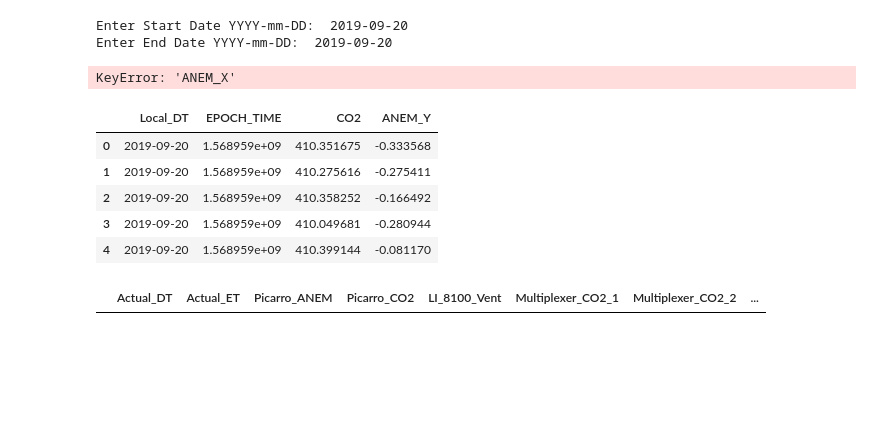
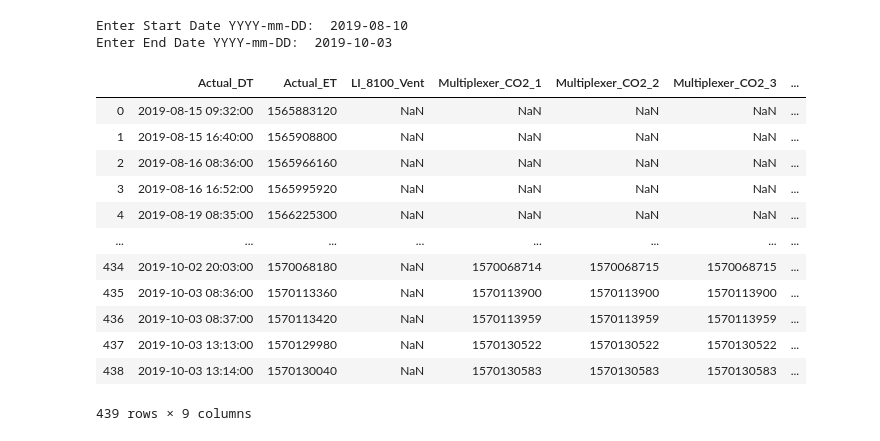
Before and after one commit to agmeyer4/CO2_Eddy, a Jupyter notebook: Spike_Finder.ipynb, the cells around one changed output. Drawn from its saved outputs; the diff is of its cells as text; code cells hidden in the pictures; blank space fills up the shorter version.

```diff
--- a/Spike_Finder.ipynb
+++ b/Spike_Finder.ipynb
@@ -723,32 +737,32 @@ def create_actual_spike(arg1,**kwargs):
     return arg1
 # %%
 date1,date2 = get_date_range()
-LI_vent, Multiplexer, Vent_Anem_Temp, Picarro, \
-= get_sql_data("Aug2019_LI_8100_Vent",\
-               "Aug2019_Multiplexer","Aug2019_Vent_Anem_Temp",\
-               "Aug2019_Picarro",date1,date2)
+# LI_vent, Multiplexer, Vent_Anem_Temp, Picarro, \
+# = get_sql_data("Aug2019_LI_8100_Vent",\
+#                "Aug2019_Multiplexer","Aug2019_Vent_Anem_Temp",\
+#                "Aug2019_Picarro",date1,date2)
+Vent_Anem_Temp = get_vent_anem_temp_data('Aug2019_Vent_Anem_Temp',date1,date2)
 # %% [output]
-Enter Start Date YYYY-mm-DD:  2019-09-20
-Enter End Date YYYY-mm-DD:  2019-09-20
+Enter Start Date YYYY-mm-DD:  2019-08-10
+Enter End Date YYYY-mm-DD:  2019-10-03
-# %%
-Picarro['dir'] = np.arctan2(Picarro['ANEM_X']/Picarro['ANEM_X'])
-# %% [output]
-KeyError: 'ANEM_X'
-# %%
-Picarro.head()
-# %% [output]
-|  | Local_DT | EPOCH_TIME | CO2 | ANEM_Y |
-| 0 | 2019-09-20 | 1.568959e+09 | 410.351675 | -0.333568 |
-| 1 | 2019-09-20 | 1.568959e+09 | 410.275616 | -0.275411 |
-| 2 | 2019-09-20 | 1.568959e+09 | 410.358252 | -0.166492 |
-| 3 | 2019-09-20 | 1.568959e+09 | 410.049681 | -0.280944 |
-| 4 | 2019-09-20 | 1.568959e+09 | 410.399144 | -0.081170 |
 # %%
-actual_spike_df = pd.DataFrame(columns=['Actual_DT','Actual_ET','Picarro_ANEM','Picarro_CO2','LI_8100_Vent','Multiplexer_CO2_1','Multiplexer_CO2_2','Multiplexer_CO2_3'])
-#actual_spike_df = pd.read_pickle('All_actualET.pkl')
+#actual_spike_df = pd.DataFrame(columns=['Actual_DT','Actual_ET','Picarro_ANEM','Picarro_CO2','LI_8100_Vent','Multiplexer_CO2_1','Multiplexer_CO2_2','Multiplexer_CO2_3'])
+actual_spike_df = pd.read_pickle('All_actualET.pkl')
 actual_spike_df
 # %% [output]
-|  | Actual_DT | Actual_ET | Picarro_ANEM | Picarro_CO2 | LI_8100_Vent | Multiplexer_CO2_1 | Multiplexer_CO2_2 | ... |
+|  | Actual_DT | Actual_ET | LI_8100_Vent | Multiplexer_CO2_1 | Multiplexer_CO2_2 | Multiplexer_CO2_3 | ... |
+| 0 | 2019-08-15 09:32:00 | 1565883120 | NaN | NaN | NaN | NaN | ... |
+| 1 | 2019-08-15 16:40:00 | 1565908800 | NaN | NaN | NaN | NaN | ... |
+| 2 | 2019-08-16 08:36:00 | 1565966160 | NaN | NaN | NaN | NaN | ... |
+| 3 | 2019-08-16 16:52:00 | 1565995920 | NaN | NaN | NaN | NaN | ... |
+| 4 | 2019-08-19 08:35:00 | 1566225300 | NaN | NaN | NaN | NaN | ... |
+| ... | ... | ... | ... | ... | ... | ... | ... |
+| 434 | 2019-10-02 20:03:00 | 1570068180 | NaN | 1570068714 | 1570068715 | 1570068715 | ... |
+| 435 | 2019-10-03 08:36:00 | 1570113360 | NaN | 1570113900 | 1570113900 | 1570113900 | ... |
+| 436 | 2019-10-03 08:37:00 | 1570113420 | NaN | 1570113959 | 1570113959 | 1570113959 | ... |
+| 437 | 2019-10-03 13:13:00 | 1570129980 | NaN | 1570130522 | 1570130522 | 1570130522 | ... |
+| 438 | 2019-10-03 13:14:00 | 1570130040 | NaN | 1570130583 | 1570130583 | 1570130583 | ... |
+439 rows × 9 columns
 # %%
 # actual_spike_df = create_actual_spike(actual_spike_df,Vent_Anem_Temp_df=Vent_Anem_Temp)
 # more_spikes = input("More Vent_Anem_Temp spikes? ")
```
Also changed, not shown: parts of 14 cells of this notebook, 6 other files.
